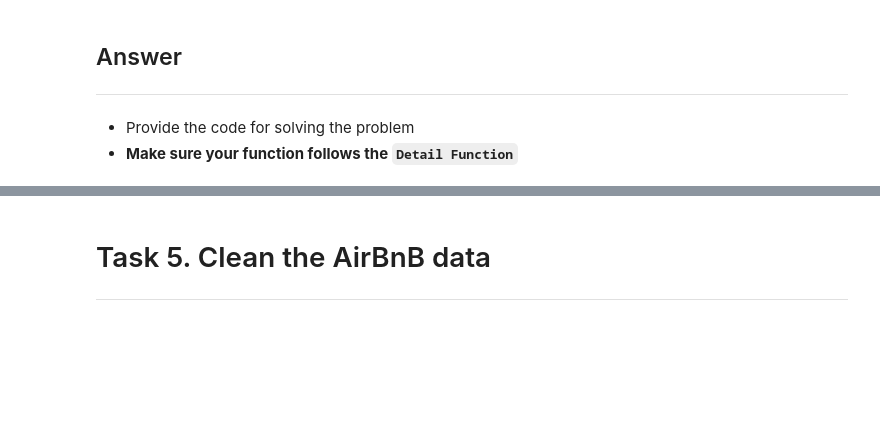
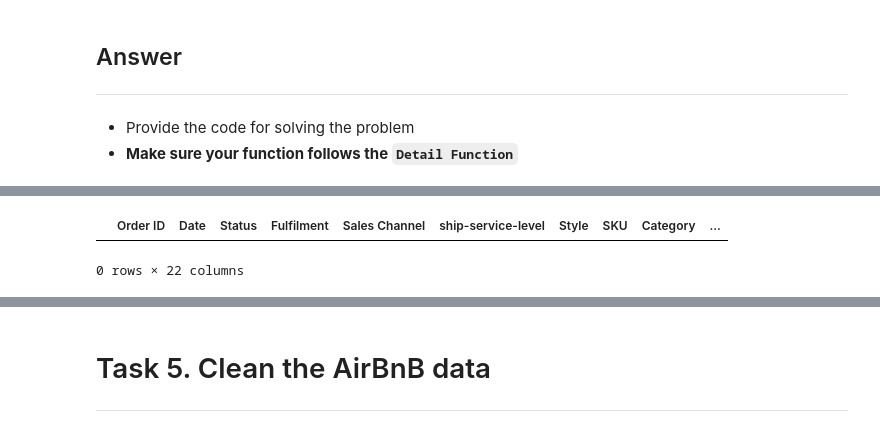
Before and after one commit to rbennum/data-wrangling-lesson, a Jupyter notebook: mentoring-week-6/Week_6_JPP_Data_Viz_&_Wrangling.ipynb, the cells around one changed output, grey strips where cells are left out. Saved outputs shown, nothing was run; the diff lists cells and outputs as text; code cells hidden in the pictures; blank space fills up the shorter version.

```diff
--- a/mentoring-week-6/Week_6_JPP_Data_Viz_&_Wrangling.ipynb
+++ b/mentoring-week-6/Week_6_JPP_Data_Viz_&_Wrangling.ipynb
@@ -711,0 +725,7 @@ No promising state
+# %%
+temp = data.dropna(subset=['ship-state'])
+
+temp[temp['ship-state'].isna()]
+# %% [output]
+|  | Order ID | Date | Status | Fulfilment | Sales Channel | ship-service-level | Style | SKU | Category | ... |
+0 rows × 22 columns
```
Also changed, not shown: parts of 9 cells of this notebook.
